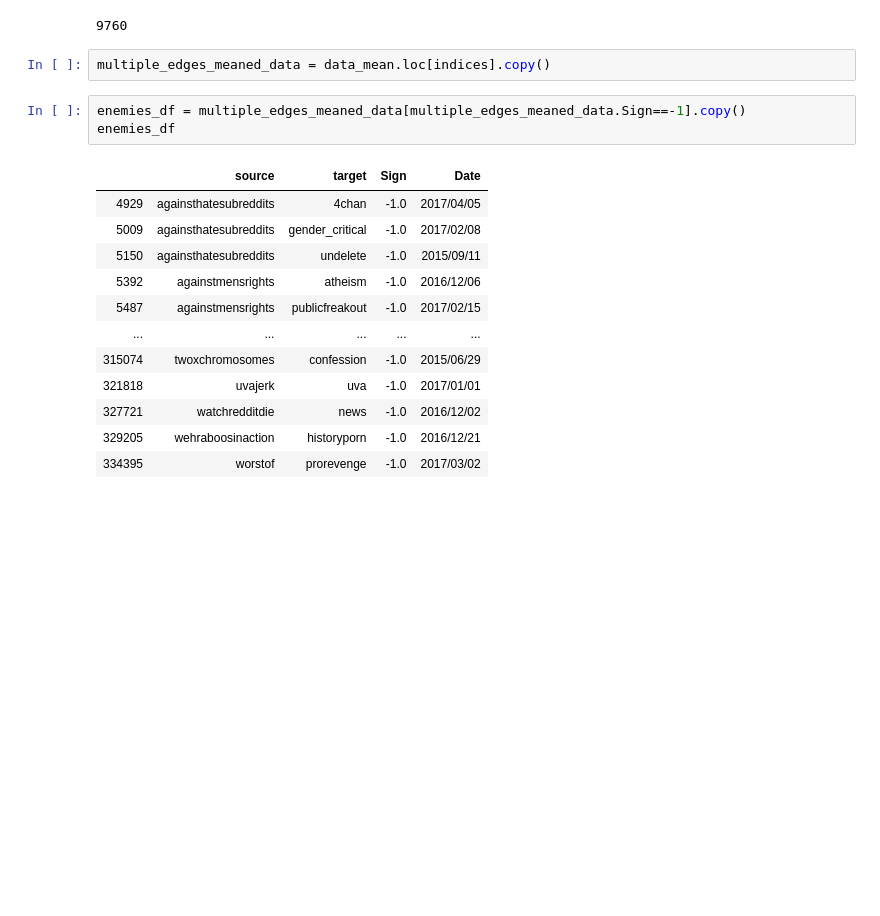
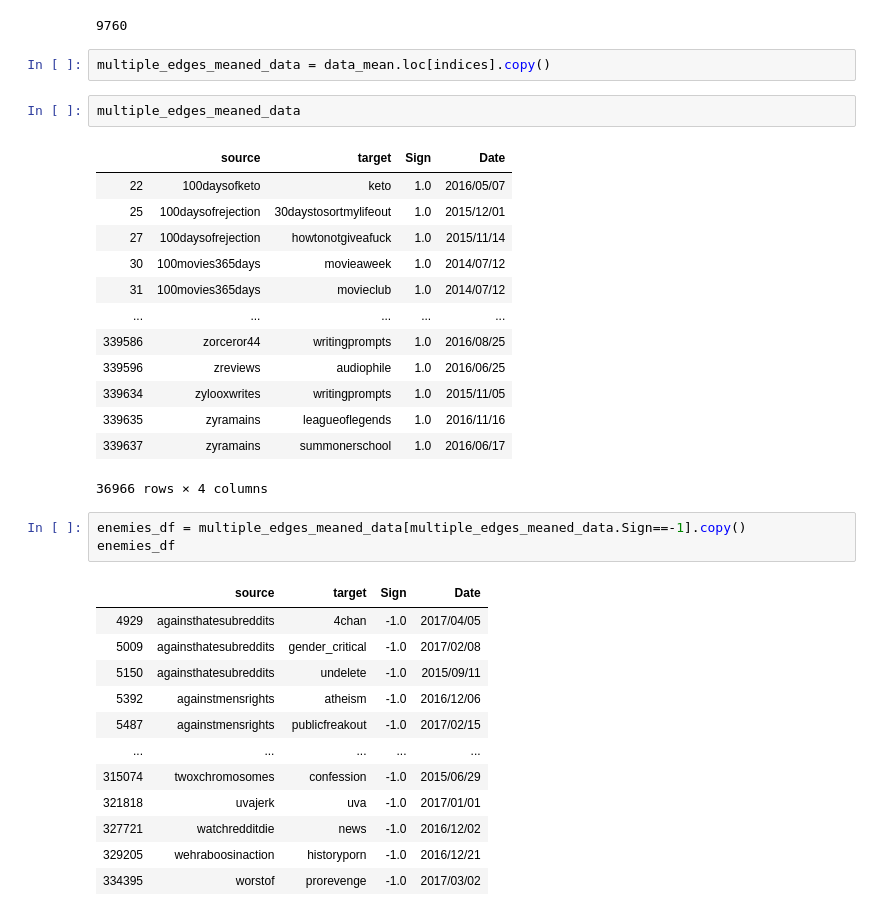
Before and after one commit to epfl-ada/ada-2020-project-milestone-p3-p3_wara9i, a Jupyter notebook: creative_extension.ipynb, the cells around one changed output. Saved outputs shown, nothing was run; the diff lists cells and outputs as text; blank space fills up the shorter version.

```diff
--- a/creative_extension.ipynb
+++ b/creative_extension.ipynb
@@ -309,6 +309,22 @@ len(set(data_multiple_edges.source.unique()) or set(data_multiple_edges.target.u
 9760
 # %%
 multiple_edges_meaned_data = data_mean.loc[indices].copy()
+# %%
+multiple_edges_meaned_data
+# %% [output]
+|  | source | target | Sign | Date |
+| 22 | 100daysofketo | keto | 1.0 | 2016/05/07 |
+| 25 | 100daysofrejection | 30daystosortmylifeout | 1.0 | 2015/12/01 |
+| 27 | 100daysofrejection | howtonotgiveafuck | 1.0 | 2015/11/14 |
+| 30 | 100movies365days | movieaweek | 1.0 | 2014/07/12 |
+| 31 | 100movies365days | movieclub | 1.0 | 2014/07/12 |
+| ... | ... | ... | ... | ... |
+| 339586 | zorceror44 | writingprompts | 1.0 | 2016/08/25 |
+| 339596 | zreviews | audiophile | 1.0 | 2016/06/25 |
+| 339634 | zylooxwrites | writingprompts | 1.0 | 2015/11/05 |
+| 339635 | zyramains | leagueoflegends | 1.0 | 2016/11/16 |
+| 339637 | zyramains | summonerschool | 1.0 | 2016/06/17 |
+36966 rows × 4 columns
 # %%
 enemies_df = multiple_edges_meaned_data[multiple_edges_meaned_data.Sign==-1].copy()
 enemies_df
```
Also changed, not shown: parts of 5 cells of this notebook, 2 other files.
